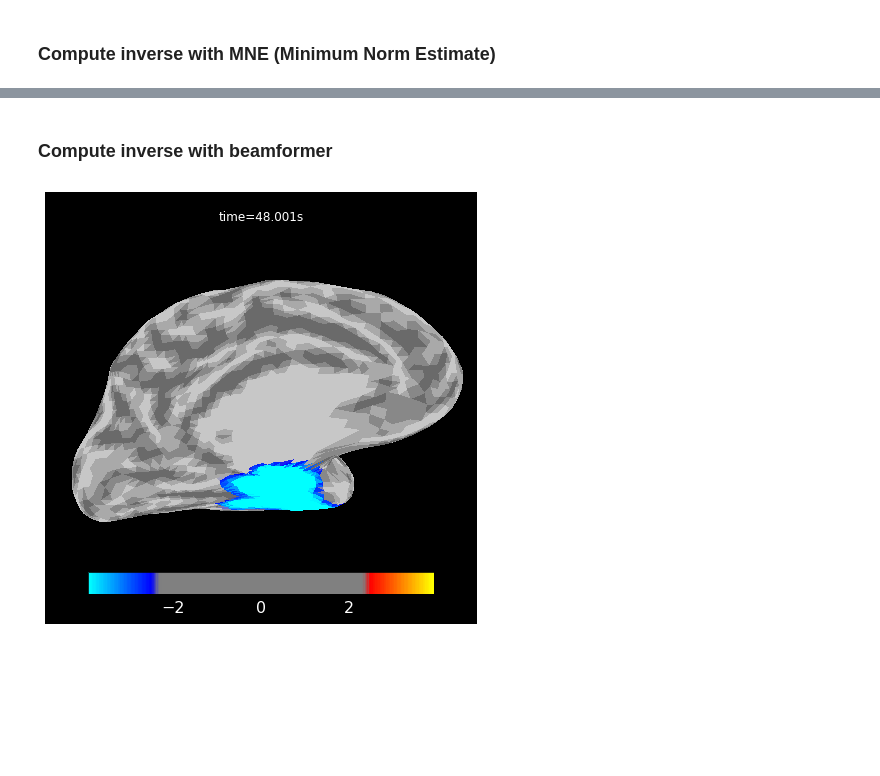
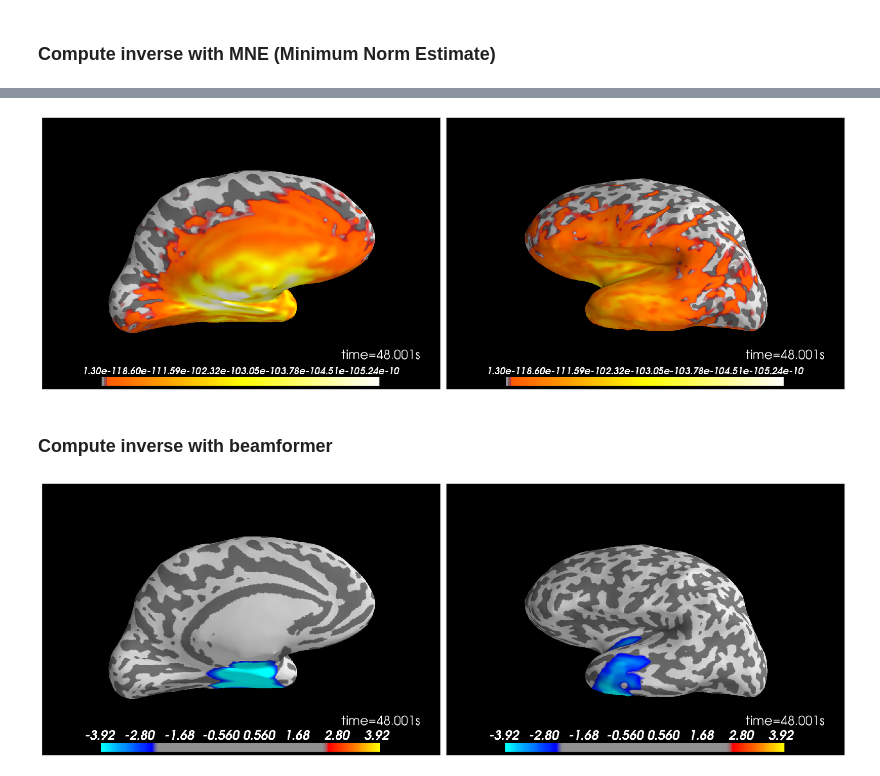
Before and after one commit to martinagvilas/deep-source, a Jupyter notebook: notebooks/MNE-pipeline_overview.ipynb, the cells around one changed output, grey strips where cells are left out. Saved outputs shown, nothing was run; the diff lists cells and outputs as text; code cells hidden in the pictures; blank space fills up the shorter version.

```diff
--- a/notebooks/MNE-pipeline_overview.ipynb
+++ b/notebooks/MNE-pipeline_overview.ipynb
@@ -161,3 +226,10 @@ stc_mne_plot = stc_mne.plot(subjects_dir=subjects_dir, initial_time=48,
+# %%
+img1 = mpimg.imread('stc_mne_med.png')
+img2 = mpimg.imread('stc_mne_lat.png')
+
+my_plot(img1,img2)
+# %% [output]
+[figure, added]
 # %% [markdown]
 ### Compute inverse with beamformer
 # %%
@@ -172,7 +244,21 @@ filters = mne.beamformer.make_lcmv(raw_sim.info, fwd, data_cov, 0.03, noise_cov,
 stc_bf = mne.beamformer.apply_lcmv_raw(raw_sim, filters, max_ori_out='signed')
 # %%
 # Plot estimated source
-stc_bf_plot = stc_bf.plot(subjects_dir=subjects_dir, initial_time=48,
-                          hemi='lh', views='med', backend='matplotlib', verbose=False)
+stc_bf_med = stc_bf.plot(subjects_dir=subjects_dir, initial_time=48,
+                          hemi='lh', views='med', verbose=False)
+
+filename_stc_bf1 = 'stc_bf_med.png'
+stc_bf_med.save_image(filename_stc_bf1)
+
+stc_bf_lat = stc_bf.plot(subjects_dir=subjects_dir, initial_time=48,
+                          hemi='lh', views='lat', verbose=False)
+
+filename_stc_bf2 = 'stc_bf_lat.png'
+stc_bf_lat.save_image(filename_stc_bf2)
-# %% [output]
-[figure, removed]
+# %%
+img1 = mpimg.imread('stc_bf_med.png')
+img2 = mpimg.imread('stc_bf_lat.png')
+
+my_plot(img1,img2)
+# %% [output]
+[figure, added]
```
Also changed, not shown: parts of 13 cells of this notebook.
